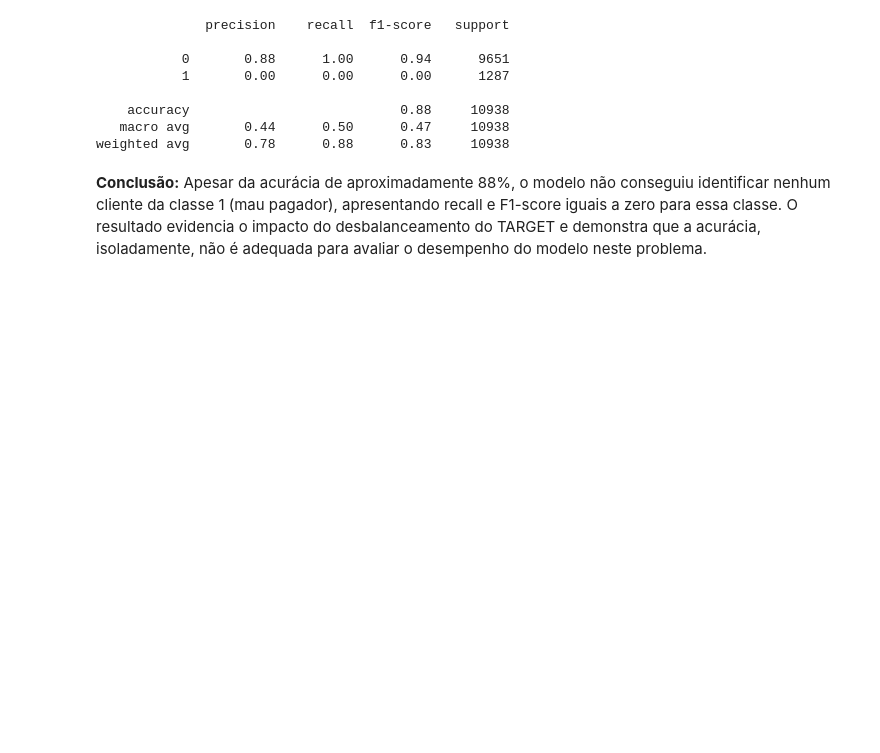
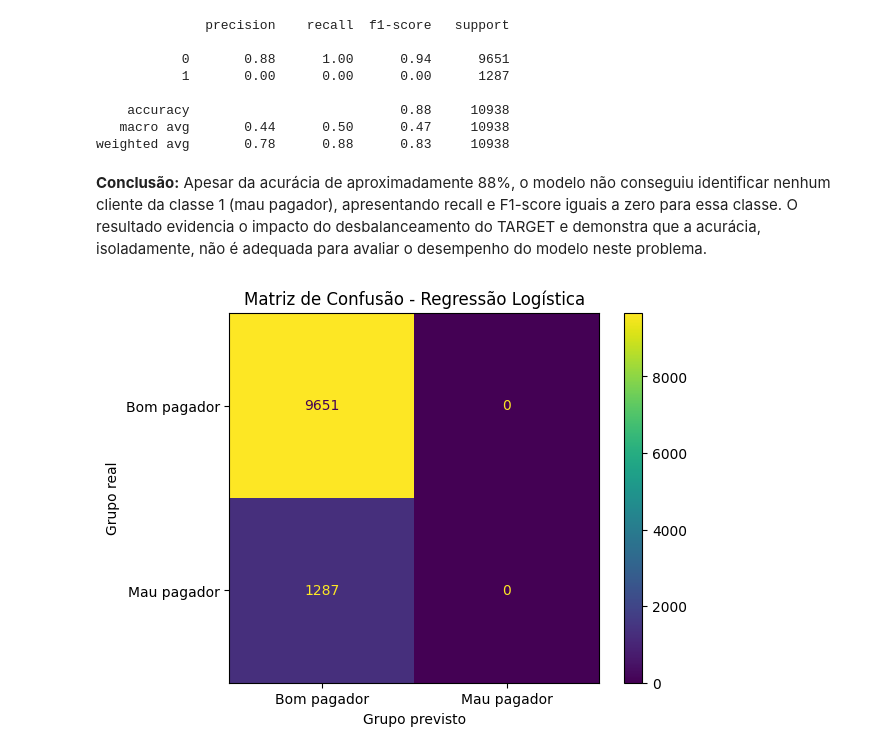
Before and after one commit to marciapaulasv-coder/TechChalenge, a Jupyter notebook: 03_modelagem.ipynb, the cells around one changed output. Cells and saved outputs as stored; diff of their text form; code cells hidden in the pictures; blank space fills up the shorter version.

```diff
--- a/03_modelagem.ipynb
+++ b/03_modelagem.ipynb
@@ -20,23 +20,3 @@ y_train: (25519,)
 y_test: (10938,)
 # %% [markdown]
 **1) Regressão Logistica**
-# %%
-from sklearn.linear_model import LogisticRegression
-from sklearn.impute import SimpleImputer
-import numpy as np
-
-# Create an imputer to handle missing values
-imputer = SimpleImputer(strategy='mean')
-
-# Fit the imputer on X_train and transform both X_train and X_test
-X_train_imputed = imputer.fit_transform(X_train)
-X_test_imputed = imputer.transform(X_test)
-
-# Convert the imputed arrays back to DataFrames, retaining column names
-X_train = pd.DataFrame(X_train_imputed, columns=X_train.columns)
-X_test = pd.DataFrame(X_test_imputed, columns=X_test.columns)
-
-# Criação e treinamento do modelo de Regressão Logística
-modelo_lr = LogisticRegression(random_state=42, max_iter=1000)
-
-modelo_lr.fit(X_train, y_train)
@@ -67,3 +51,19 @@ print(classification_report(y_test, y_pred_lr))
 weighted avg       0.78      0.88      0.83     10938
 # %% [markdown]
 **Conclusão:** Apesar da acurácia de aproximadamente 88%, o modelo não conseguiu identificar nenhum cliente da classe 1 (mau pagador), apresentando recall e F1-score iguais a zero para essa classe. O resultado evidencia o impacto do desbalanceamento do TARGET e demonstra que a acurácia, isoladamente, não é adequada para avaliar o desempenho do modelo neste problema.
+# %%
+# Matriz de confusão da Regressão Logística
+
+from sklearn.metrics import confusion_matrix, ConfusionMatrixDisplay
+import matplotlib.pyplot as plt
+
+matriz_lr = confusion_matrix(y_test, y_pred_lr)
+
+ConfusionMatrixDisplay(confusion_matrix=matriz_lr, display_labels=['Bom pagador', 'Mau pagador']).plot()
+
+plt.title('Matriz de Confusão - Regressão Logística')
+plt.xlabel('Grupo previsto')
+plt.ylabel('Grupo real')
+plt.show()
+# %% [output]
+[figure, added]
```
Also changed, not shown: parts of 16 cells of this notebook.
